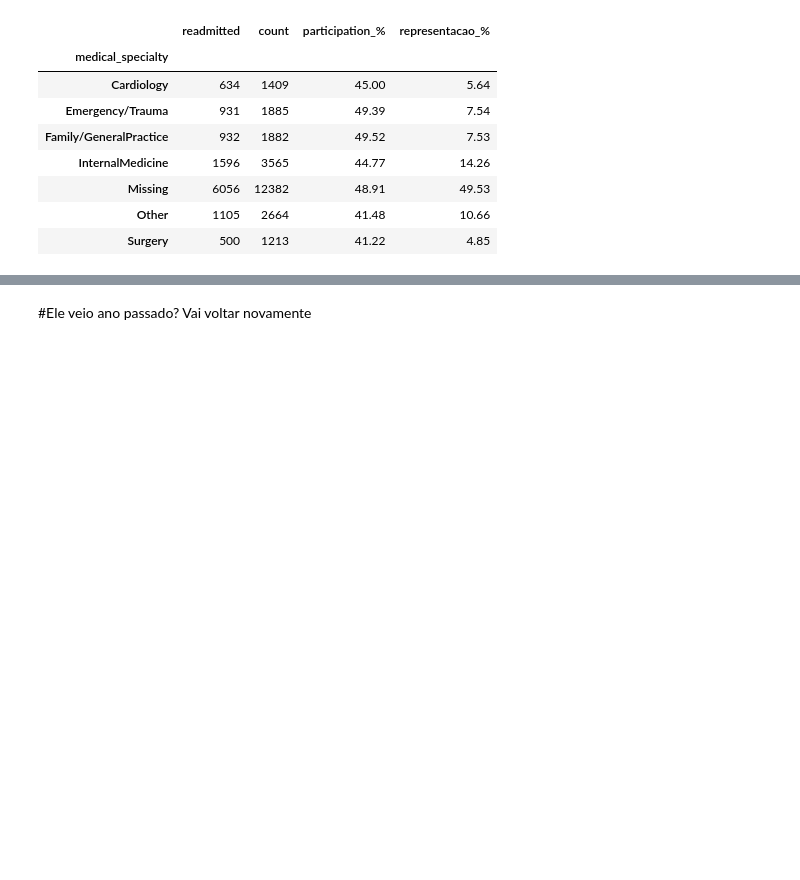
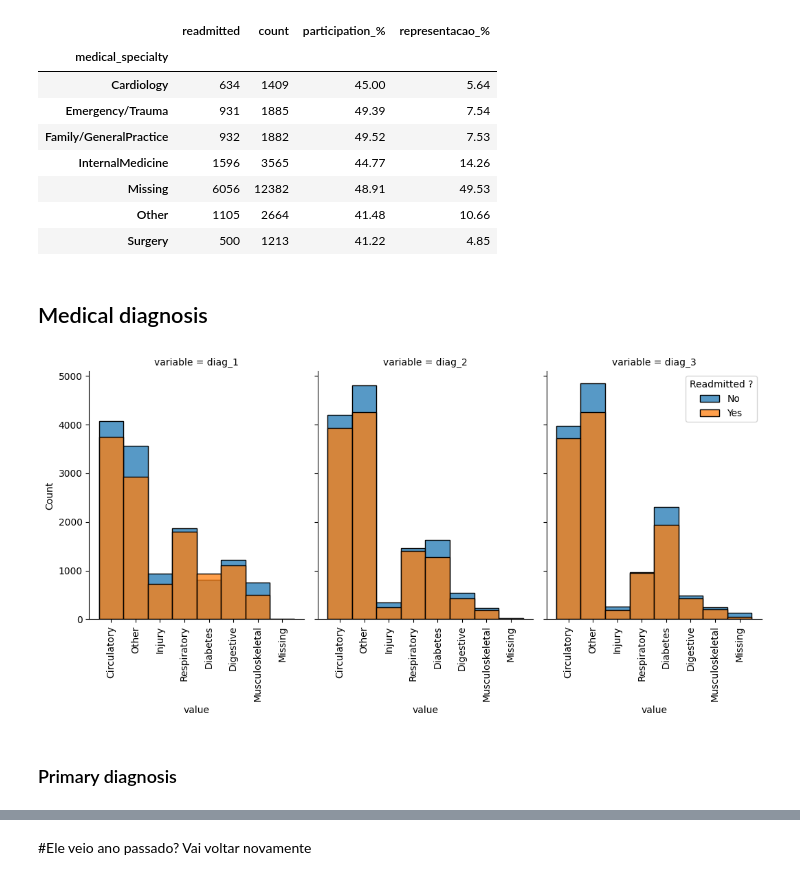
Before and after one commit to andreggalvao/hospitals_readmissions, a Jupyter notebook: hosp_readmissions org.ipynb, the cells around one changed output, grey strips where cells are left out. Drawn from its saved outputs; the diff is of its cells as text; code cells hidden in the pictures; blank space fills up the shorter version.

```diff
--- a/hosp_readmissions org.ipynb
+++ b/hosp_readmissions org.ipynb
@@ -419,10 +417,16 @@ plt.xticks(rotation=90)
+# %% [markdown]
+## Medical diagnosis
 # %%
 
 temp = pd.melt(dados, id_vars = ['readmitted'], value_vars = ['diag_1', 'diag_2', 'diag_3'])
 g = sns.FacetGrid(temp, col = 'variable',  height = 5.5, aspect = 0.65, hue = 'readmitted')
-g.map(sns.histplot, 'value', multiple = 'stack')
+g.map(sns.histplot, 'value', multiple = 'dodge')
 plt.legend(title='Readmitted ?', loc='upper right', labels=['No', 'Yes'])
 for axes in g.axes.flat:
     _ = axes.set_xticklabels(axes.get_xticklabels(), rotation=90)
 plt.tight_layout()
+# %% [output]
+[figure, added]
+# %% [markdown]
+### Primary diagnosis
 # %%
```
Also changed, not shown: parts of 40 cells of this notebook, 1 other file.
